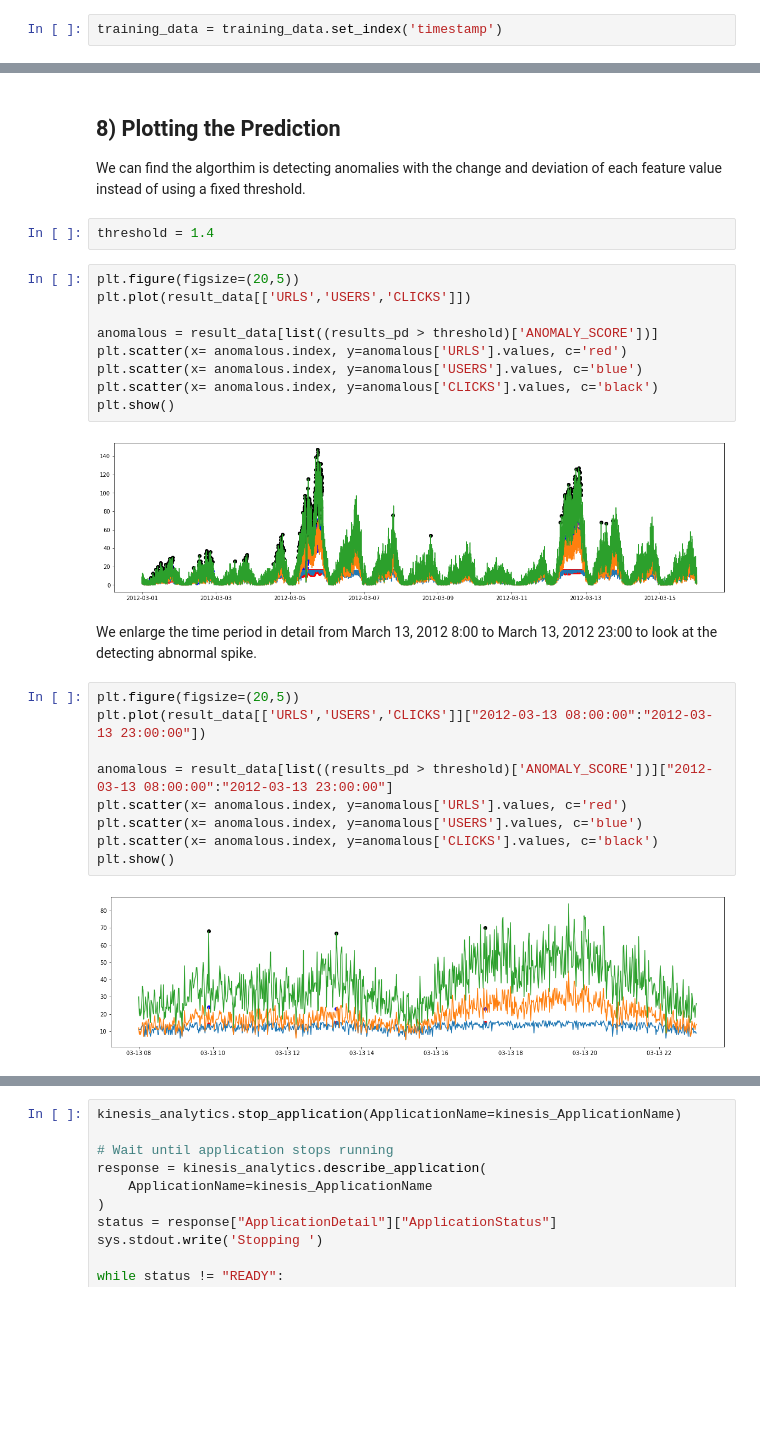
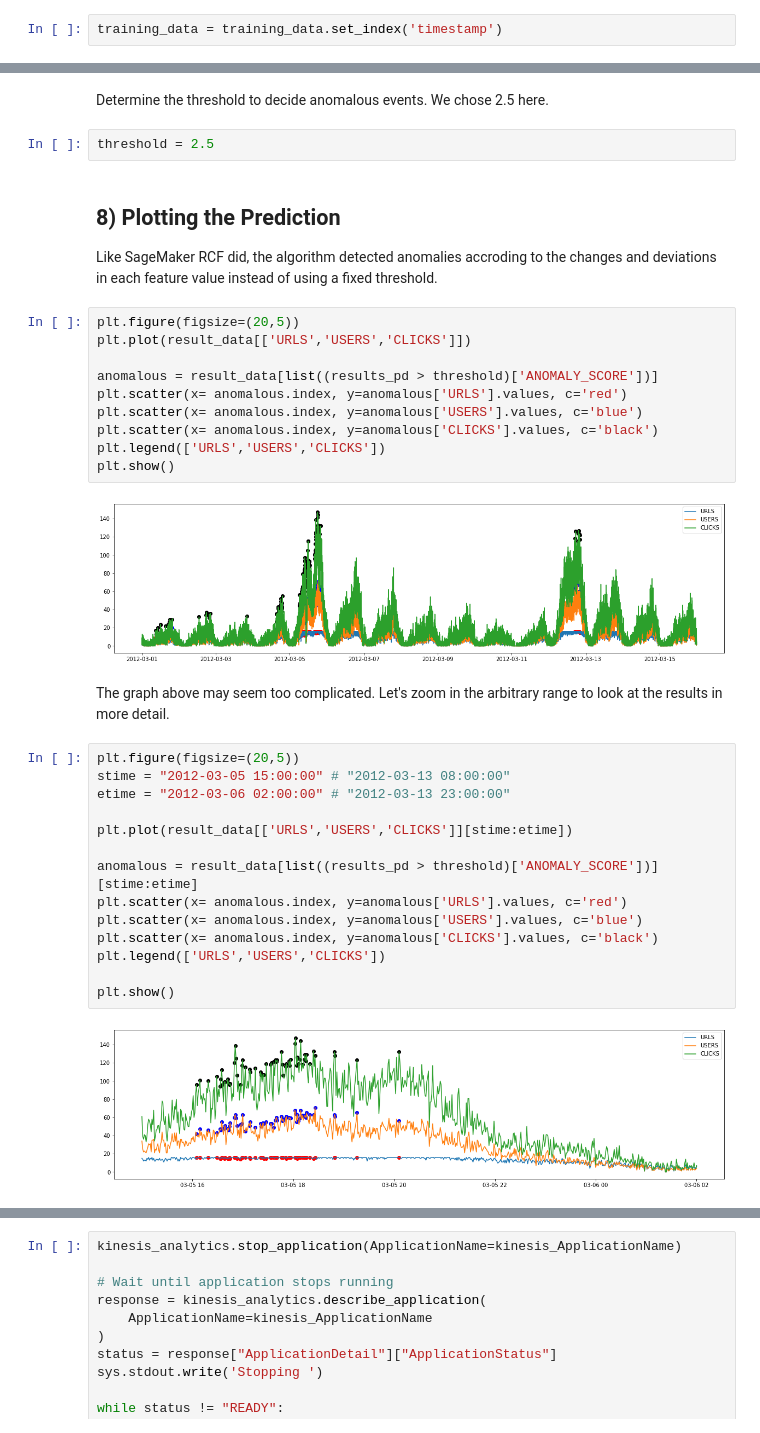
Before and after one commit to mullue/timeseries_blog, a Jupyter notebook: 4_Anomaly_detection_with_RCF_and_DeepAR/4.Amazon_Kinesis_Data_Analytics_RCF.ipynb, the cells around one changed output, grey strips where cells are left out. Drawn from its saved outputs; the diff is of its cells as text; blank space fills up the shorter version.

```diff
--- a/4_Anomaly_detection_with_RCF_and_DeepAR/4.Amazon_Kinesis_Data_Analytics_RCF.ipynb
+++ b/4_Anomaly_detection_with_RCF_and_DeepAR/4.Amazon_Kinesis_Data_Analytics_RCF.ipynb
@@ -539,9 +542,11 @@ array([[<matplotlib.axes._subplots.AxesSubplot object at 0x...>]],
+# %% [markdown]
+Determine the threshold to decide anomalous events. We chose 2.5 here.
+# %%
+threshold = 2.5
 # %% [markdown]
 ## 8) Plotting the Prediction
 
-We can find the algorthim is detecting anomalies with the change and deviation of each feature value instead of using a fixed threshold.
+Like SageMaker RCF did, the algorithm detected anomalies accroding to the changes and deviations in each feature value instead of using a fixed threshold.
-# %%
-threshold = 1.4
 # %%
 plt.figure(figsize=(20,5))
 plt.plot(result_data[['URLS','USERS','CLICKS']])
@@ -550,20 +555,26 @@ anomalous = result_data[list((results_pd > threshold)['ANOMALY_SCORE'])]
 plt.scatter(x= anomalous.index, y=anomalous['URLS'].values, c='red')
 plt.scatter(x= anomalous.index, y=anomalous['USERS'].values, c='blue')
 plt.scatter(x= anomalous.index, y=anomalous['CLICKS'].values, c='black')
+plt.legend(['URLS','USERS','CLICKS'])
 plt.show()
 # %% [output]
-[figure, old version]
+[figure, new version]
-# %% [markdown]
-We enlarge the time period in detail from March 13, 2012 8:00 to March 13, 2012 23:00 to look at the detecting abnormal spike.
+# %% [markdown]
+The graph above may seem too complicated. Let's zoom in the arbitrary range to look at the results in more detail.
 # %%
 plt.figure(figsize=(20,5))
-plt.plot(result_data[['URLS','USERS','CLICKS']]["2012-03-13 08:00:00":"2012-03-13 23:00:00"])
+stime = "2012-03-05 15:00:00" # "2012-03-13 08:00:00"
+etime = "2012-03-06 02:00:00" # "2012-03-13 23:00:00"
 
-anomalous = result_data[list((results_pd > threshold)['ANOMALY_SCORE'])]["2012-03-13 08:00:00":"2012-03-13 23:00:00"]
+plt.plot(result_data[['URLS','USERS','CLICKS']][stime:etime])
+
+anomalous = result_data[list((results_pd > threshold)['ANOMALY_SCORE'])][stime:etime]
 plt.scatter(x= anomalous.index, y=anomalous['URLS'].values, c='red')
 plt.scatter(x= anomalous.index, y=anomalous['USERS'].values, c='blue')
 plt.scatter(x= anomalous.index, y=anomalous['CLICKS'].values, c='black')
+plt.legend(['URLS','USERS','CLICKS'])
+
 plt.show()
 # %% [output]
-[figure, old version]
+[figure, new version]
 # %% [markdown]
```
Also changed, not shown: parts of 33 cells of this notebook, 6 other files.
